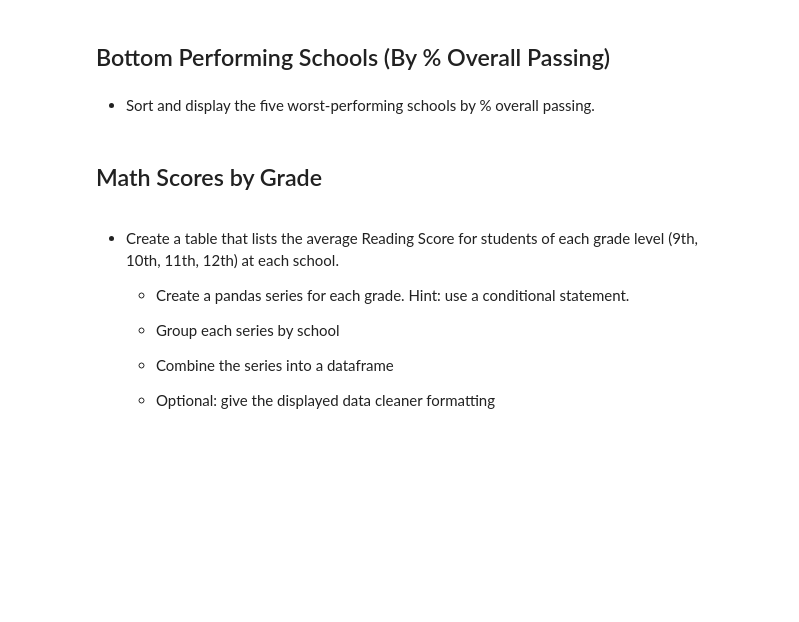
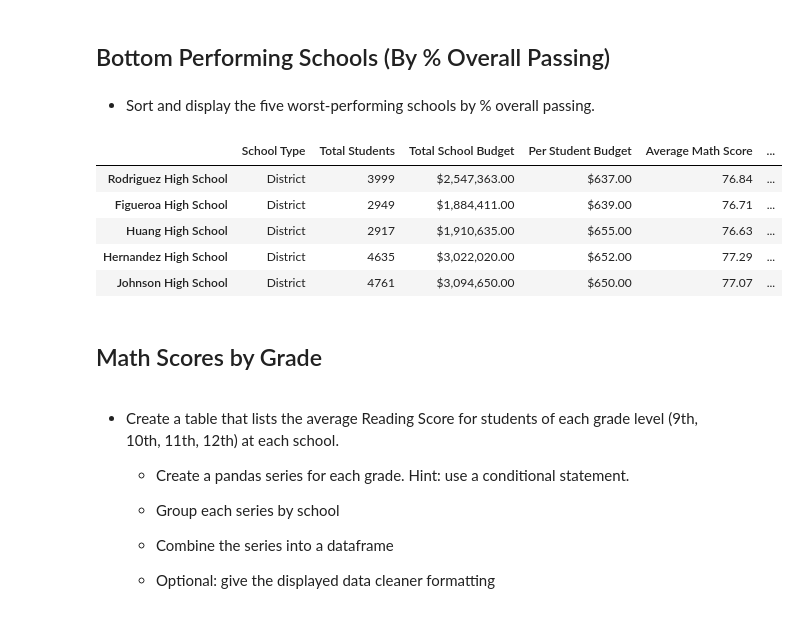
Before and after one commit to Jenkir/Analyzing-School-District-Data-Using-Pandas, a Jupyter notebook: PyCitySchools/PyCitySchools_starter.ipynb, the cells around one changed output. Cells and saved outputs as stored; diff of their text form; code cells hidden in the pictures; blank space fills up the shorter version.

```diff
--- a/PyCitySchools/PyCitySchools_starter.ipynb
+++ b/PyCitySchools/PyCitySchools_starter.ipynb
@@ -296,6 +360,16 @@ school_summary_df[school_summary_df.index.duplicated()]
 ## Bottom Performing Schools (By % Overall Passing)
 # %% [markdown]
 * Sort and display the five worst-performing schools by % overall passing.
+# %%
+bottom_schools = school_summary_df.sort_values(by = ['Overall Passing Rate'])
+bottom_schools.head()
+# %% [output]
+|  | School Type | Total Students | Total School Budget | Per Student Budget | Average Math Score | ... |
+| Rodriguez High School | District | 3999 | $2,547,363.00 | $637.00 | 76.84 | ... |
+| Figueroa High School | District | 2949 | $1,884,411.00 | $639.00 | 76.71 | ... |
+| Huang High School | District | 2917 | $1,910,635.00 | $655.00 | 76.63 | ... |
+| Hernandez High School | District | 4635 | $3,022,020.00 | $652.00 | 77.29 | ... |
+| Johnson High School | District | 4761 | $3,094,650.00 | $650.00 | 77.07 | ... |
 # %% [markdown]
 ## Math Scores by Grade
 # %% [markdown]
```
Also changed, not shown: parts of 14 cells of this notebook.
